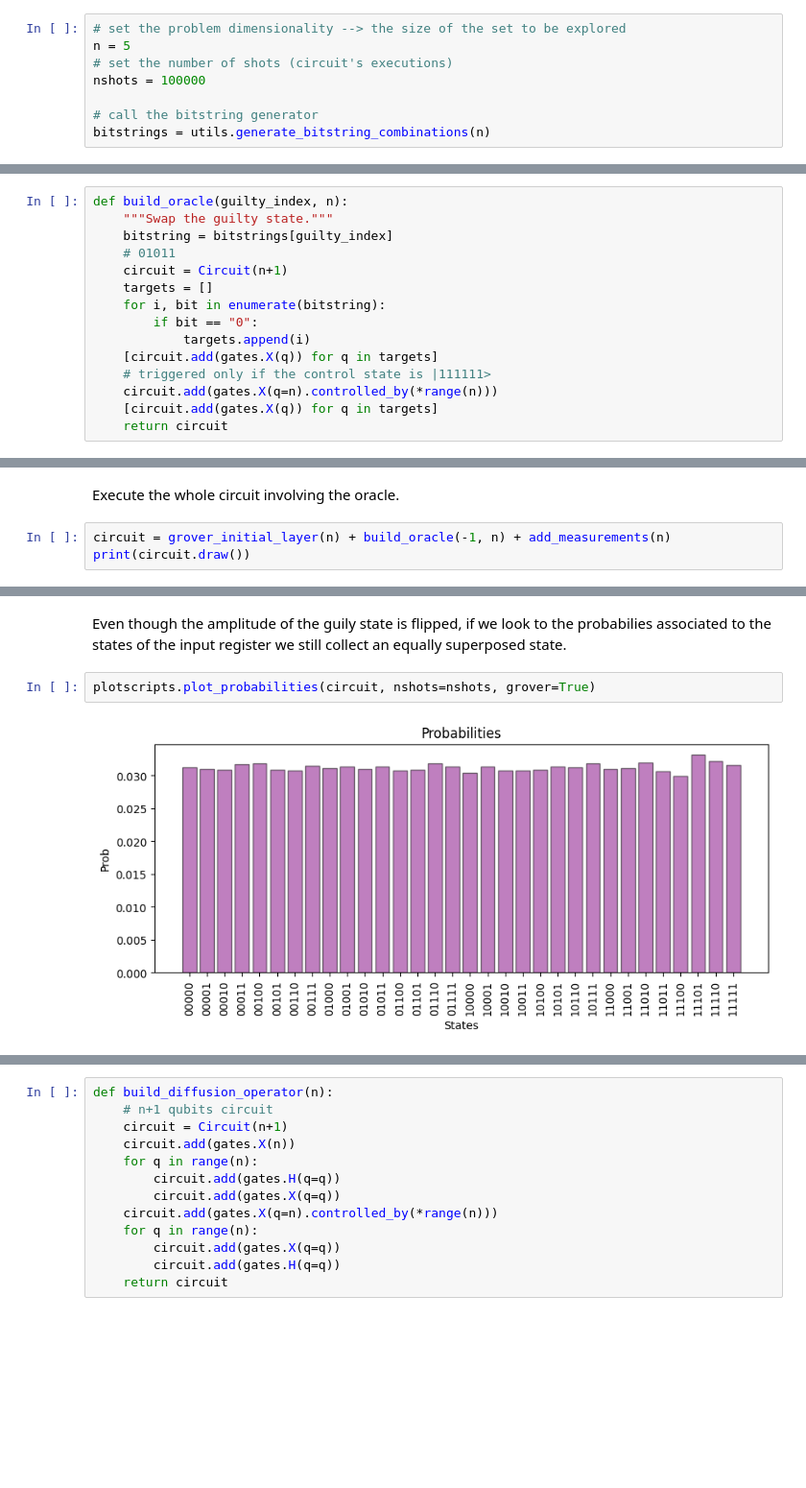
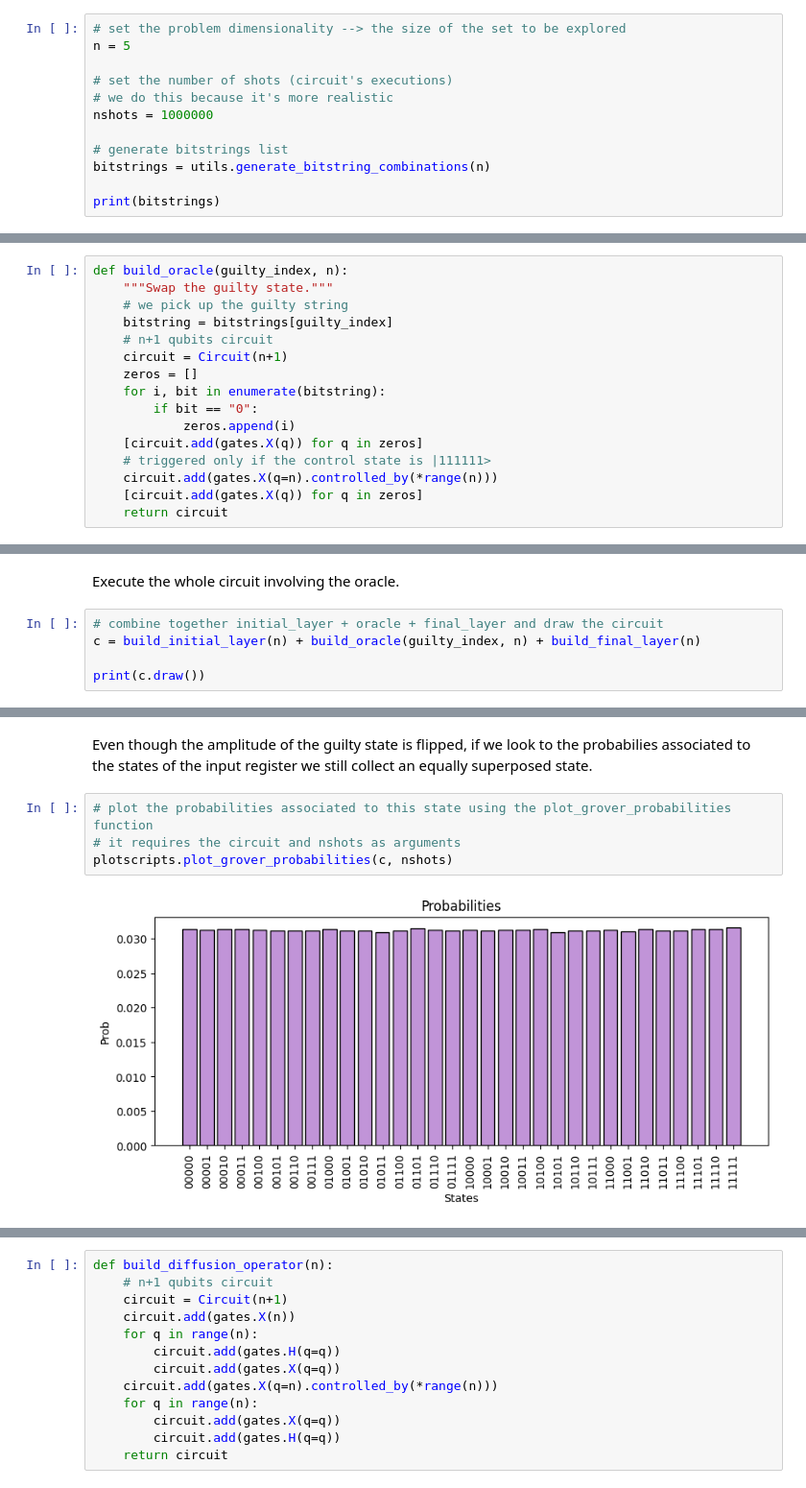
Before and after one commit to qiboteam/qiboedu, a Jupyter notebook: notebooks/Lecture4.ipynb, the cells around one changed output, grey strips where cells are left out. Shown at 96% size. Drawn from its saved outputs; the diff is of its cells as text; blank space fills up the shorter version.

```diff
--- a/notebooks/Lecture4.ipynb
+++ b/notebooks/Lecture4.ipynb
@@ -51,8 +55,12 @@ We use the function `scripts.utils.generate_bitstring_combination` to generate a
 # %%
 # set the problem dimensionality --> the size of the set to be explored
 n = 5
+
 # set the number of shots (circuit's executions)
-nshots = 100000
+# we do this because it's more realistic
+nshots = 1000000
 
-# call the bitstring generator
+# generate bitstrings list
 bitstrings = utils.generate_bitstring_combinations(n)
+
+print(bitstrings)
@@ -169,17 +200,18 @@ In order to build the aforementioned gate, we need to create an oracle such that
 # %%
 def build_oracle(guilty_index, n):
     """Swap the guilty state."""
+    # we pick up the guilty string
     bitstring = bitstrings[guilty_index]
-    # 01011
+    # n+1 qubits circuit
     circuit = Circuit(n+1)
-    targets = []
+    zeros = []
     for i, bit in enumerate(bitstring):
         if bit == "0":
-            targets.append(i)
-    [circuit.add(gates.X(q)) for q in targets]
+            zeros.append(i)
+    [circuit.add(gates.X(q)) for q in zeros]
     # triggered only if the control state is |111111>
     circuit.add(gates.X(q=n).controlled_by(*range(n)))
-    [circuit.add(gates.X(q)) for q in targets]
+    [circuit.add(gates.X(q)) for q in zeros]
     return circuit
 # %% [markdown]
 Let's have a look to the circuit.
@@ -198,6 +230,8 @@ q5: ─X─
 # %% [markdown]
 Execute the whole circuit involving the oracle.
 # %%
-circuit = grover_initial_layer(n) + build_oracle(-1, n) + add_measurements(n)
-print(circuit.draw())
+# combine together initial_layer + oracle + final_layer and draw the circuit
+c = build_initial_layer(n) + build_oracle(guilty_index, n) + build_final_layer(n)
+
+print(c.draw())
 # %% [output]
@@ -248,9 +251,11 @@ plotscripts.plot_input_register_amplitudes(circuit().state())
 # %% [markdown]
-Even though the amplitude of the guily state is flipped, if we look to the probabilies associated to the states of the input register we still collect an equally superposed state.
+Even though the amplitude of the guilty state is flipped, if we look to the probabilies associated to the states of the input register we still collect an equally superposed state.
 # %%
-plotscripts.plot_probabilities(circuit, nshots=nshots, grover=True)
+# plot the probabilities associated to this state using the plot_grover_probabilities function
+# it requires the circuit and nshots as arguments
+plotscripts.plot_grover_probabilities(c, nshots)
 # %% [output]
-[figure, old version]
+[figure, new version]
 # %% [markdown]
 #### The diffusion operator
 
```
Also changed, not shown: parts of 40 cells of this notebook, 10 other files.
